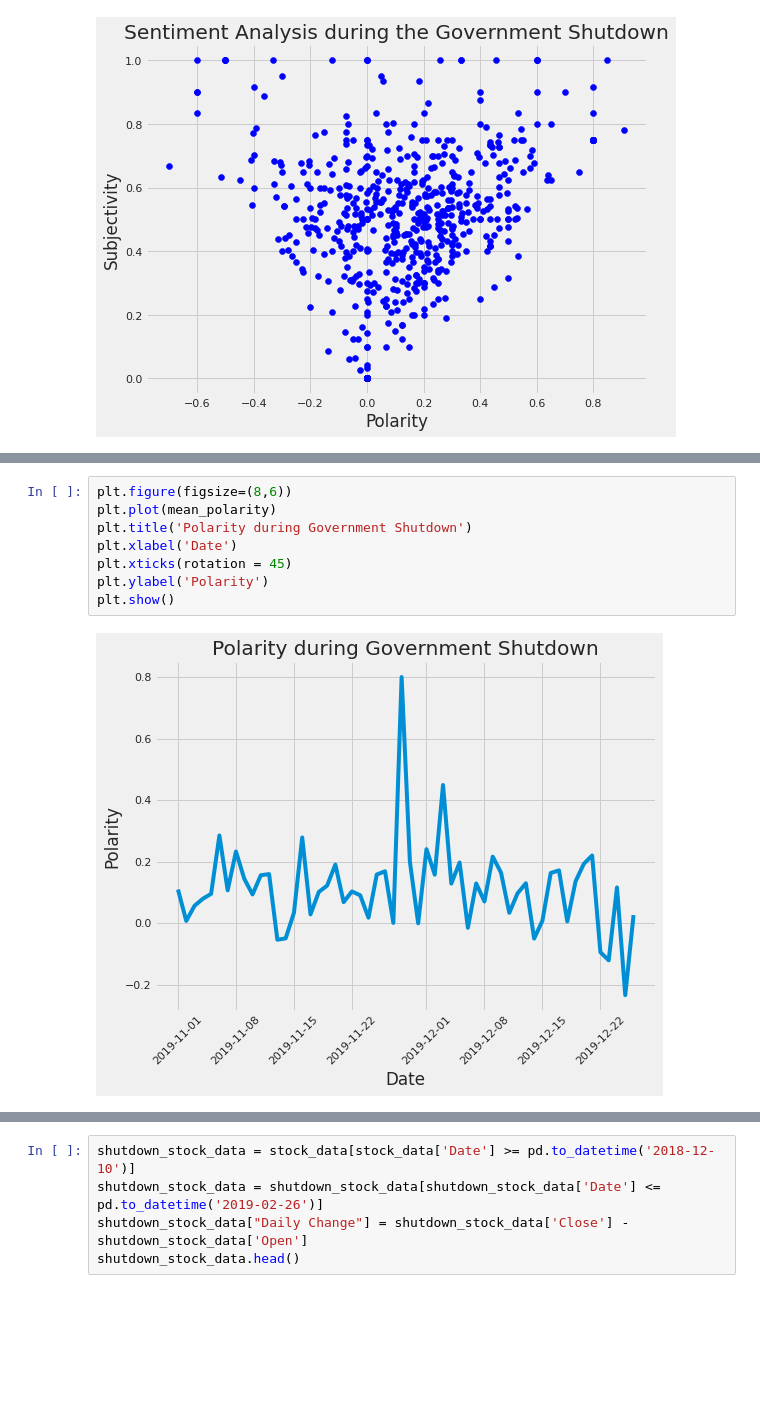
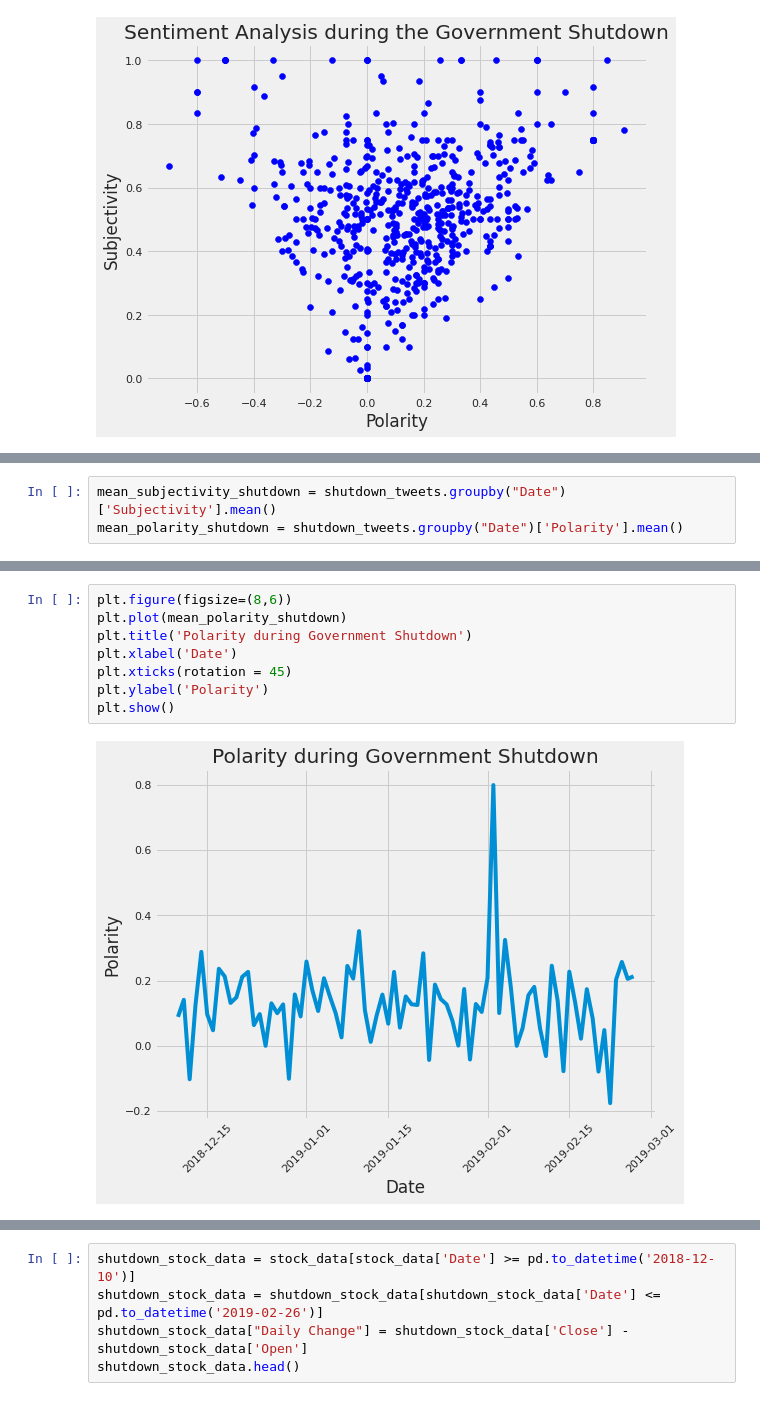
Before and after one commit to cybertraining-dsc/fa20-523-307, a Jupyter notebook: project/Analysis of Financial Markets based on President Trump's Tweets.ipynb, the cells around one changed output, grey strips where cells are left out. Drawn from its saved outputs; the diff is of its cells as text; blank space fills up the shorter version.

```diff
--- a/project/Analysis of Financial Markets based on President Trump's Tweets.ipynb
+++ b/project/Analysis of Financial Markets based on President Trump's Tweets.ipynb
@@ -823,2 +802,5 @@ Name: Subjectivity, dtype: float64
+# %%
+mean_subjectivity_shutdown = shutdown_tweets.groupby("Date")['Subjectivity'].mean()
+mean_polarity_shutdown = shutdown_tweets.groupby("Date")['Polarity'].mean()
 # %%
 plt.figure(figsize=(8,6))
@@ -854,10 +815,10 @@ Name: Polarity, dtype: float64
 # %%
 plt.figure(figsize=(8,6))
-plt.plot(mean_polarity)
+plt.plot(mean_polarity_shutdown)
 plt.title('Polarity during Government Shutdown')
 plt.xlabel('Date')
 plt.xticks(rotation = 45)
 plt.ylabel('Polarity')
 plt.show()
 # %% [output]
-[figure, old version]
+[figure, new version]
```
Also changed, not shown: parts of 5 cells of this notebook.
